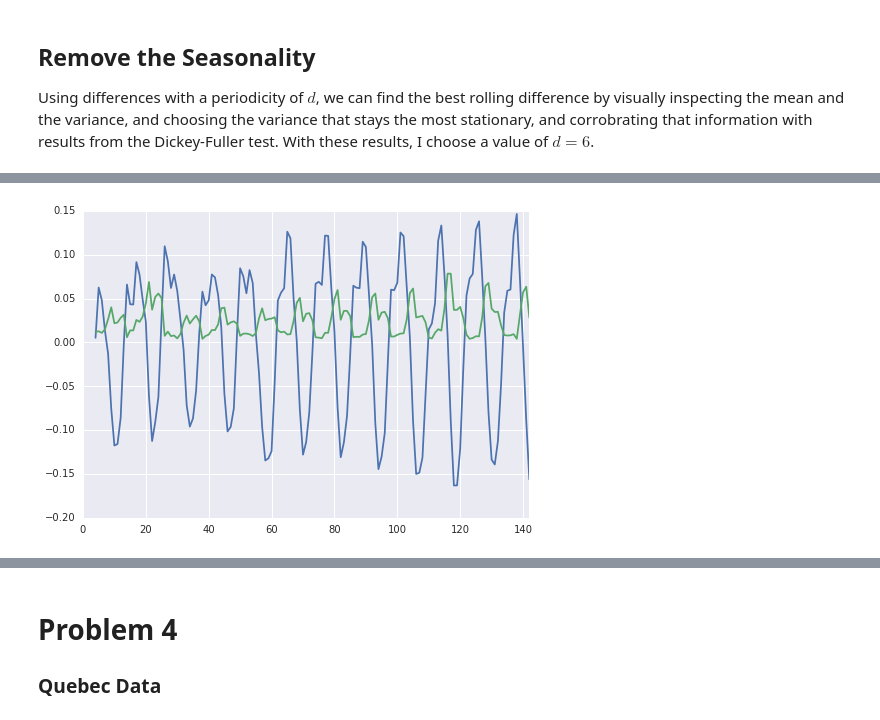
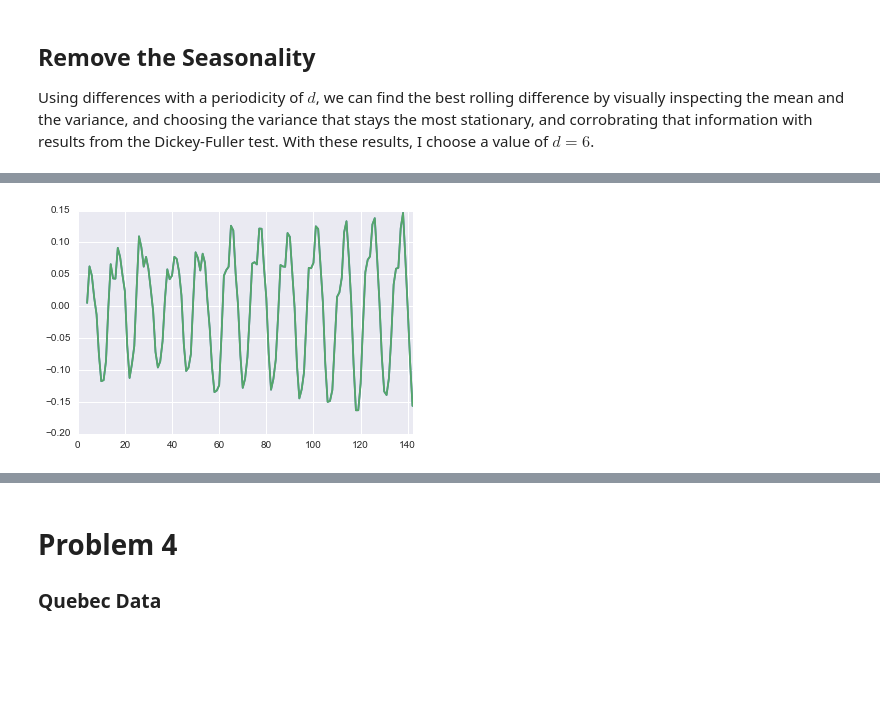
Before and after one commit to RohanNagar/datasciencelab-utaustin, a Jupyter notebook: lab10/lab10.ipynb, the cells around one changed output, grey strips where cells are left out. Cells and saved outputs as stored; diff of their text form; code cells hidden in the pictures; blank space fills up the shorter version.

```diff
--- a/lab10/lab10.ipynb
+++ b/lab10/lab10.ipynb
@@ -334,5 +327,5 @@ adfuller(seasonal_diff[0])
 # %%
-seasonal_diff[1].rolling(window=5).mean().plot()
-seasonal_diff[1].rolling(window=5).var().plot()
+pd.rolling_mean(seasonal_diff[1], window=5).plot()
+pd.rolling_mean(seasonal_diff[1], window=5).plot()
 adfuller(seasonal_diff[1])
 # %% [output]
@@ -347,2 +340,2 @@ adfuller(seasonal_diff[1])
-[figure, old version]
+[figure, new version]
 # %%
```
Also changed, not shown: parts of 28 cells of this notebook, 1 other file.
